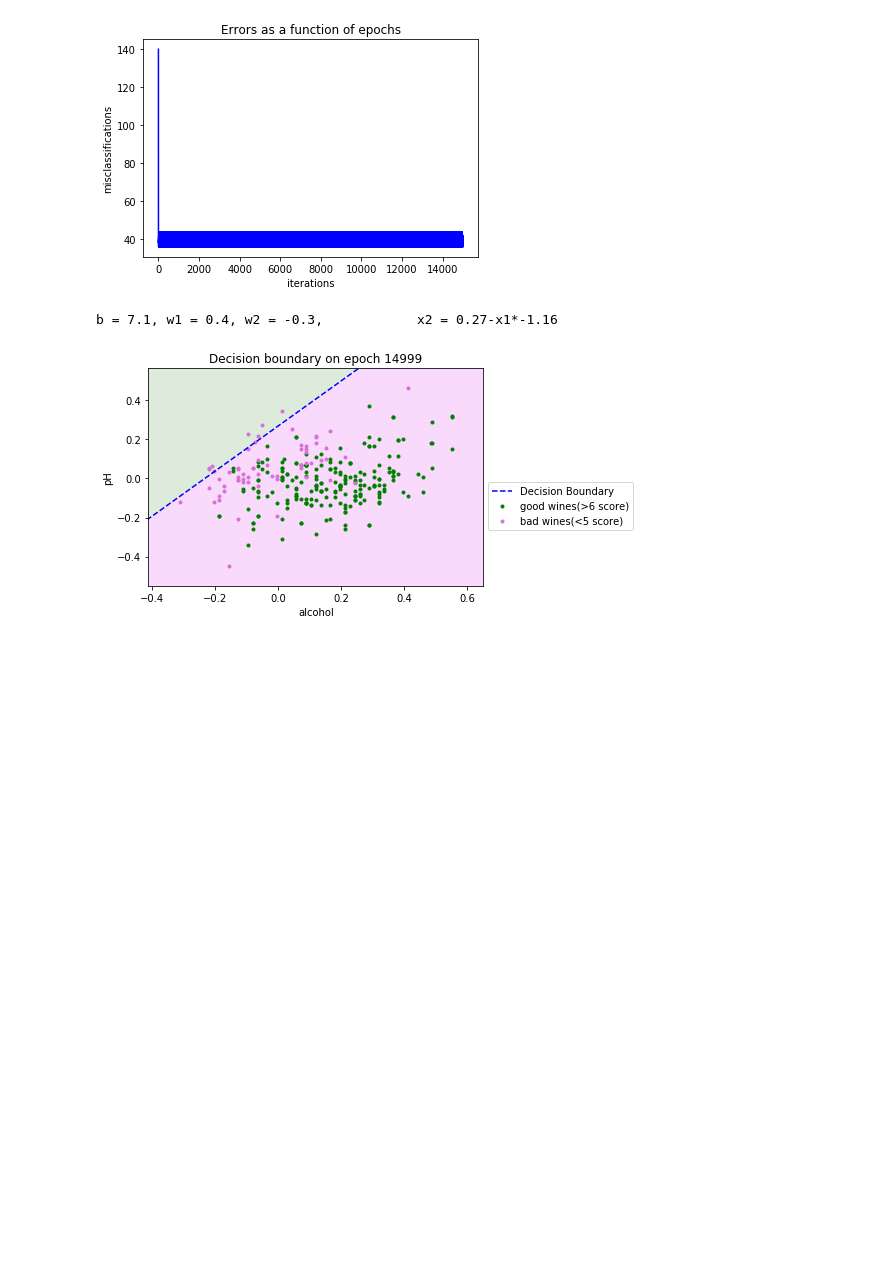
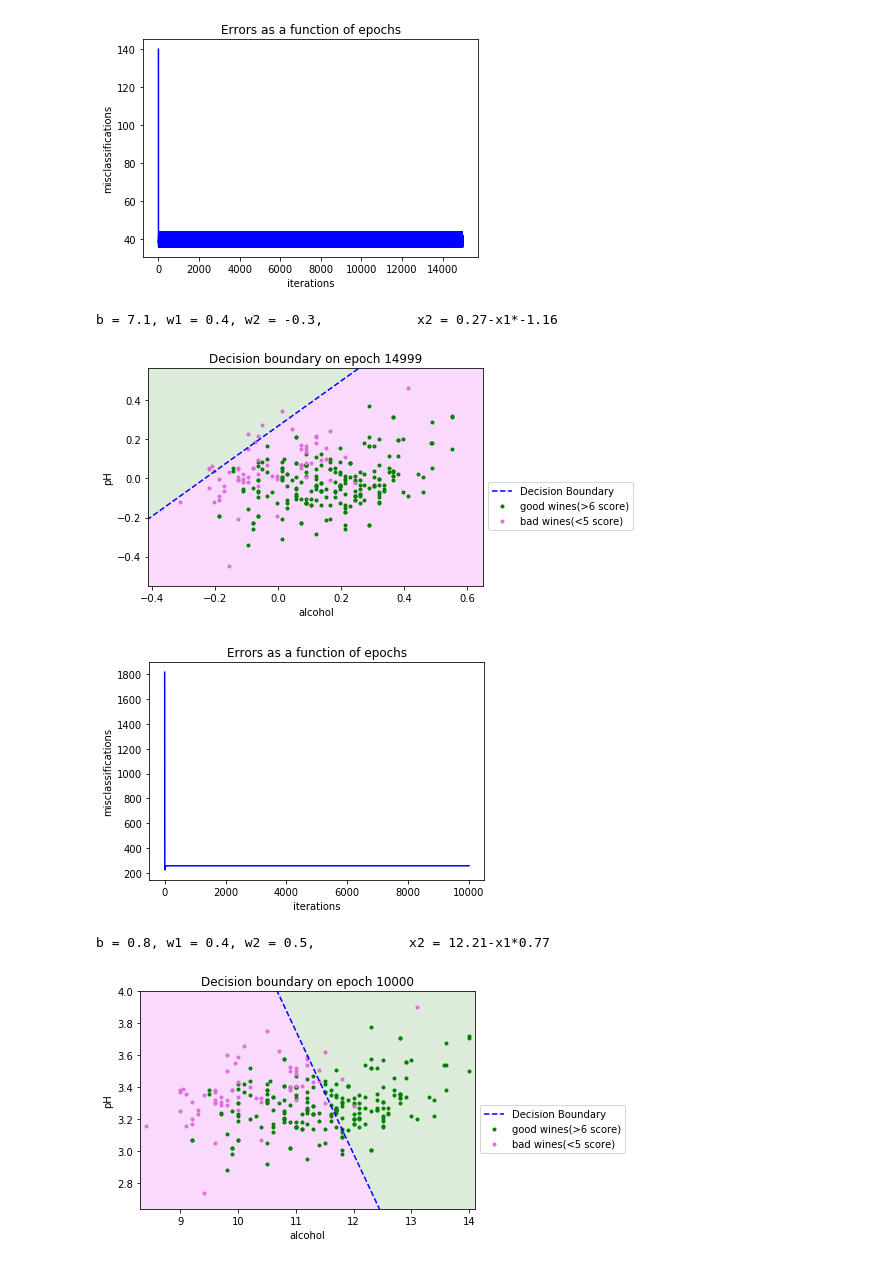
Before and after one commit to tsergien/sommelier, a Jupyter notebook: perceptron.ipynb, the cells around one changed output. Drawn from its saved outputs; the diff is of its cells as text; code cells hidden in the pictures; blank space fills up the shorter version.

```diff
--- a/perceptron.ipynb
+++ b/perceptron.ipynb
@@ -236,15 +236,15 @@ class Adaline(object):
         """
         update weights for each row once (batch)
         """
-        updates = [0 for i in range(len(x[0]))]
-        bias_update = 0
         for row in range(len(x)):
+            updates = [0 for i in range(len(x[0]))]
+            bias_update = 0
             y[row] = dot(x[row], self.w) + self.bias
             error = d[row] - y[row]
             for col in range(len(x[row])):
                 updates[col] += self.learning_rate * error * x[row][col]
             bias_update += self.learning_rate * error
-        self.bias +=  bias_update
+        self.bias += bias_update
         for col in range(len(x[row])):
             self.w[col] += updates[col]
         self.current_epoch +=1
@@ -281,37 +281,41 @@ class Adaline(object):
         for i in inf() if self.epochs == 0 else range(self.epochs):
             step(x, y, d)
             if self.epochs == 0 and i > 2 and abs(self.res[-2][1]) < abs(self.res[-1][1]):
                 break
         return
 
     def predict(self, x):
         return dot(self.w, x) + self.bias
 
 
 def prepare_data_and_train_ada(wine_data: pd.DataFrame, learning_rate, \
                                factors: list, wines_threshs: list, epochs: int, online=True):
     ada = Adaline(wines_threshs[1], learning_rate, epochs)
     part = wine_data[(wine_data.quality >= wines_threshs[1]) | (wine_data.quality <= wines_threshs[0])]
     part.index = range(len(part))
     x = part[factors].values
     d = part['quality']
     ada.train(x, d, online)
     plot_performance(ada.res, part, wines_threshs[1], wines_threshs[0], factors, ada.current_epoch)
     return
 
 learning_rate, online = 0.01, True
 
 # showtime
 # prepare_data_and_train_ada(red_df, 0.1, ['alcohol', 'pH'], [3, 8], 4)
 # prepare_data_and_train_ada(red_df, 0.001, ['alcohol', 'pH'], [3, 8], 4)
 # prepare_data_and_train_ada(red_df, 0.0001, ['alcohol', 'pH'], [3, 8], 4)
 
-# prepare_data_and_train_ada(red_df, 0.01, ['alcohol', 'pH'], [4, 7], 10000, online)
-# prepare_data_and_train_ada(red_df, 0.001, ['alcohol', 'pH'], [4, 7], 10000, online)
-# prepare_data_and_train_ada(red_df, 0.0001, ['alcohol', 'pH'], [4, 7], 10000, online)
-prepare_data_and_train_ada(red_df, 0.00001, ['alcohol', 'pH'], [4, 7], 10000, False)
+prepare_data_and_train_ada(red_df, 0.01, ['alcohol', 'pH'], [4, 7], 10000, online)
+prepare_data_and_train_ada(red_df, 0.001, ['alcohol', 'pH'], [4, 7], 10000, online)
+prepare_data_and_train_ada(red_df, 0.0001, ['alcohol', 'pH'], [4, 7], 10000, online)
+prepare_data_and_train_ada(red_df, 0.001, ['alcohol', 'pH'], [4, 7], 10000, False)
 
 # V.3 _end_
+# %% [output]
+[figure, added]
+b = 0.8, w1 = 0.4, w2 = 0.5,            x2 = 12.21-x1*0.77
+[figure, added]
 # %%
 # V.4
 
```
Also changed, not shown: parts of 1 cell of this notebook.
